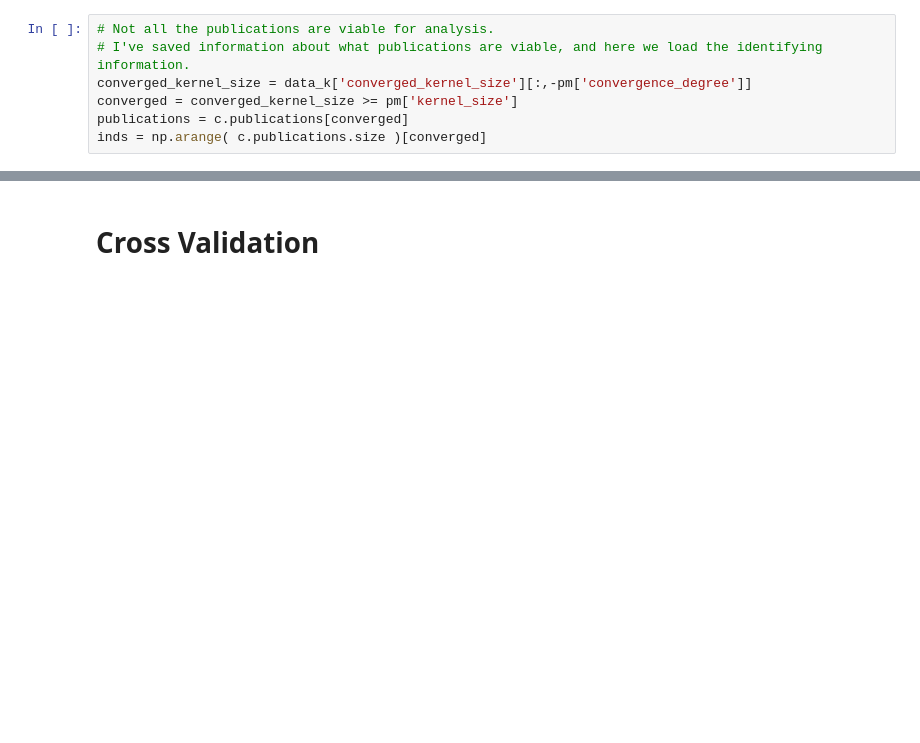
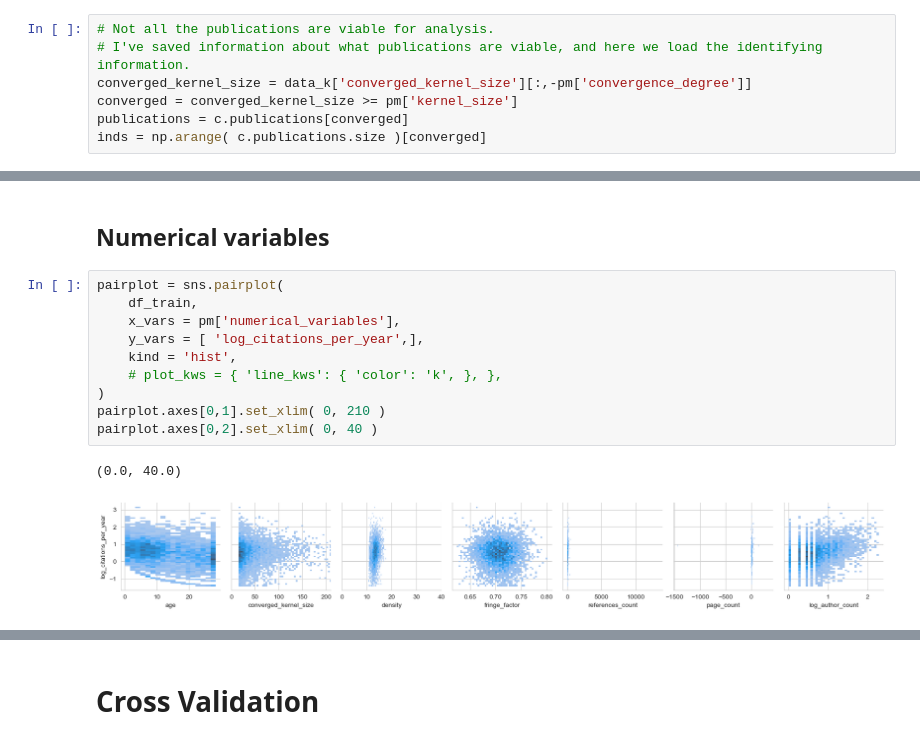
Before and after one commit to zhafen/work-sample, a Jupyter notebook: citation_prediction.ipynb, the cells around one changed output, grey strips where cells are left out. Cells and saved outputs as stored; diff of their text form; blank space fills up the shorter version.

```diff
--- a/citation_prediction.ipynb
+++ b/citation_prediction.ipynb
@@ -94,0 +305,15 @@ inds = np.arange( c.publications.size )[converged]
+# %% [markdown]
+## Numerical variables
+# %%
+pairplot = sns.pairplot(
+    df_train,
+    x_vars = pm['numerical_variables'],
+    y_vars = [ 'log_citations_per_year',],
+    kind = 'hist',
+    # plot_kws = { 'line_kws': { 'color': 'k', }, },
+)
+pairplot.axes[0,1].set_xlim( 0, 210 )
+pairplot.axes[0,2].set_xlim( 0, 40 )
+# %% [output]
+(0.0, 40.0)
+[figure, added]
```
Also changed, not shown: parts of 61 cells of this notebook.
